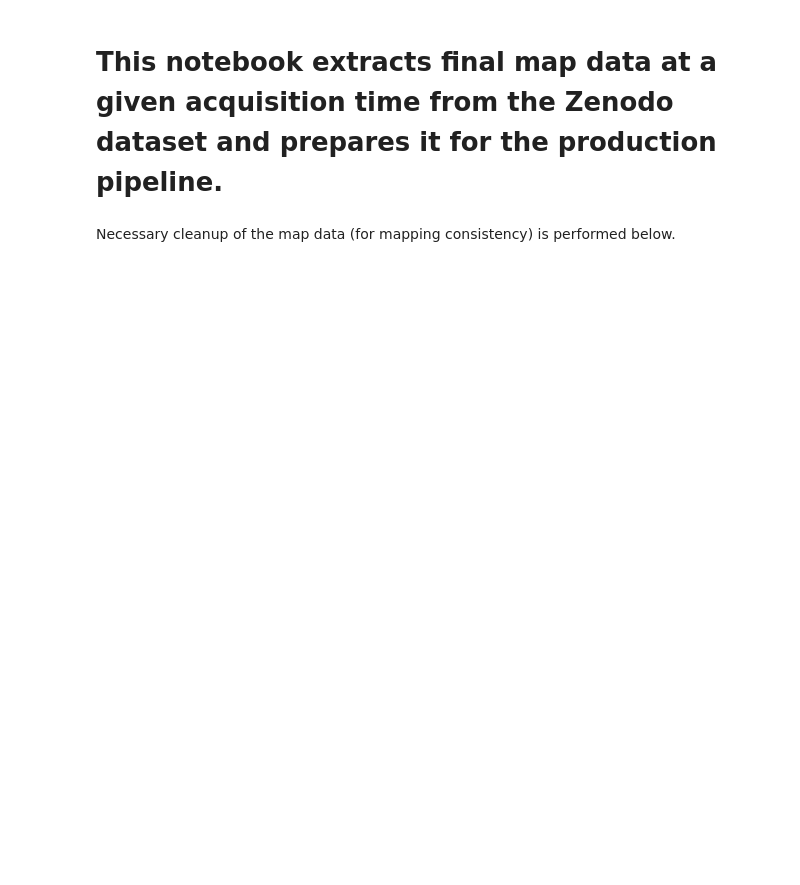
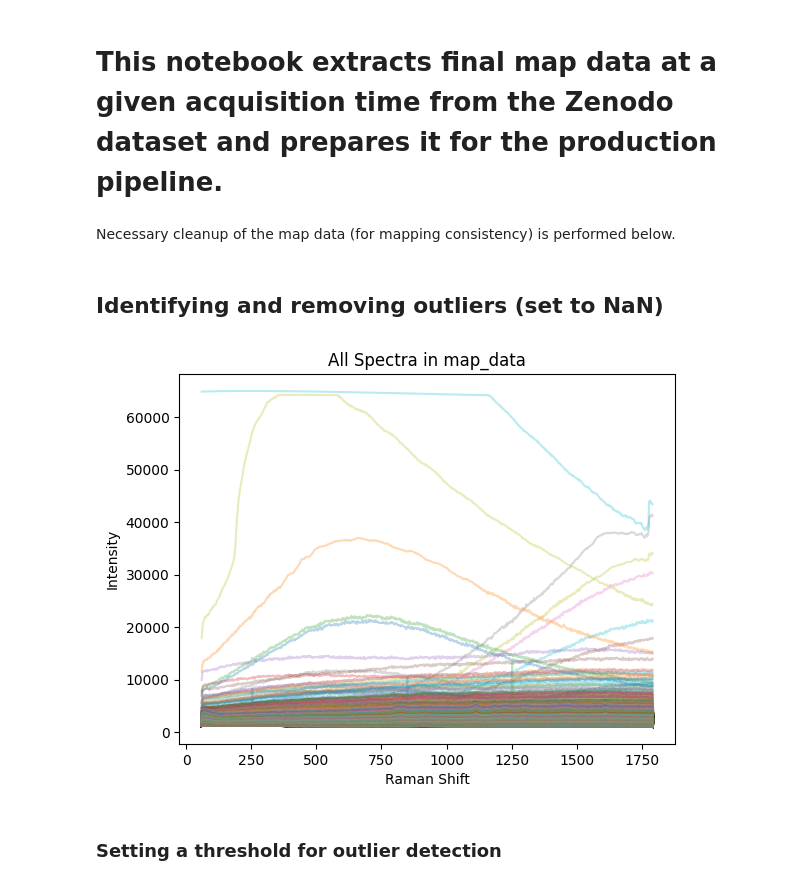
Before and after one commit to diamond-diadem/diamond-dae-pipeline, a Jupyter notebook: prepare-data-from-zenodo/map/prepare-map-from-zenodo.ipynb, the cells around one changed output. Drawn from its saved outputs; the diff is of its cells as text; code cells hidden in the pictures; blank space fills up the shorter version.

Commit message:
Add outlier removal to prepare-map-from-zenodo notebook

```diff
--- a/prepare-data-from-zenodo/map/prepare-map-from-zenodo.ipynb
+++ b/prepare-data-from-zenodo/map/prepare-map-from-zenodo.ipynb
@@ -23,3 +24,17 @@ map_tmp = np.zeros((map_data.shape[0], map_data.shape[1] - 3, map_data.shape[2])
 map_tmp[::2, :, :] = map_data[::2, :-3, :]
 map_tmp[1::2, :, :] = map_data[1::2, 3:, :]
 map_data = map_tmp
+# %% [markdown]
+## Identifying and removing outliers (set to NaN)
+# %%
+for i in range(map_data.shape[0]):
+    for j in range(map_data.shape[1]):
+        plt.plot(raman_shift, map_data[i, j, :], alpha=0.3)
+plt.xlabel('Raman Shift')
+plt.ylabel('Intensity')
+plt.title('All Spectra in map_data')
+plt.show()
+# %% [output]
+[figure, added]
+# %% [markdown]
+### Setting a threshold for outlier detection
```
Also changed, not shown: parts of 4 cells of this notebook.
